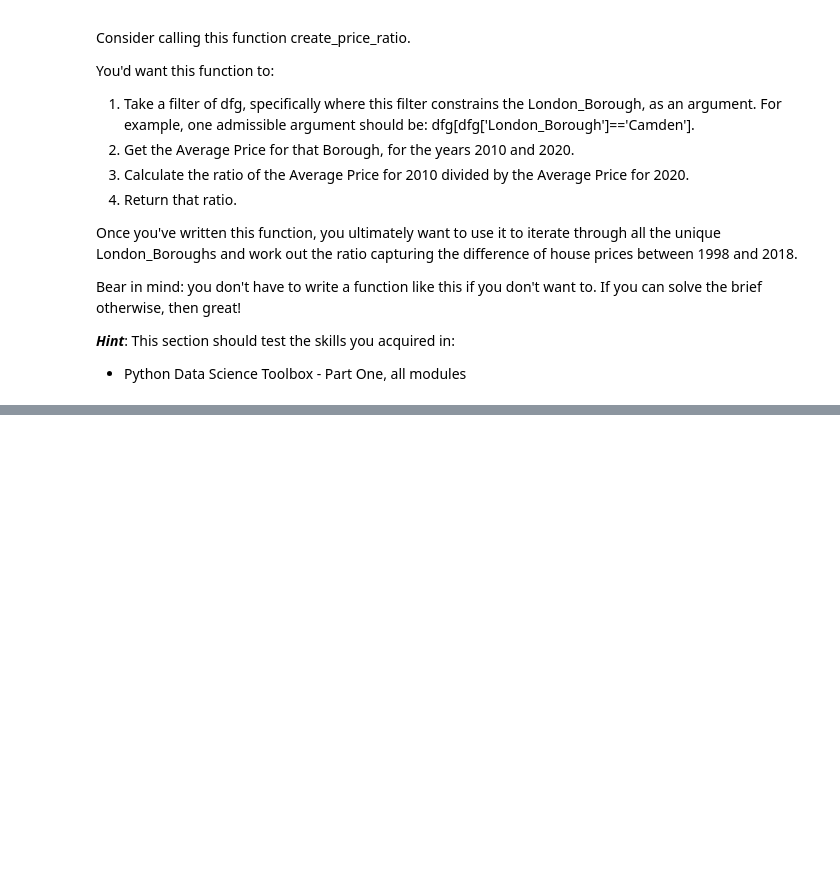
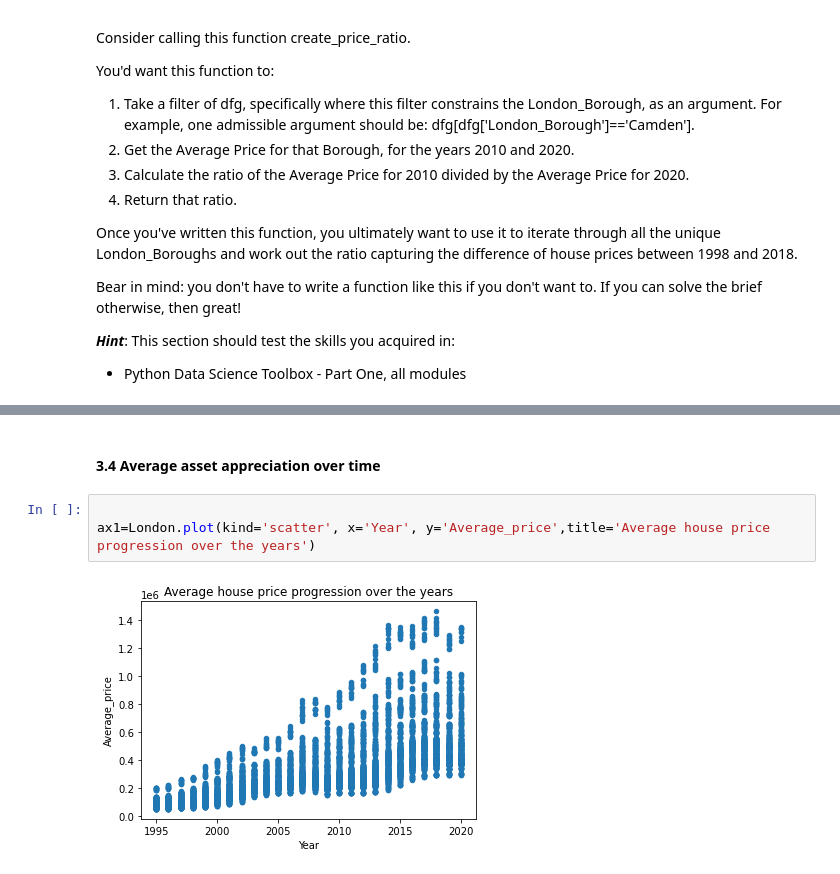
Before and after one commit to yepterence/london-housing-prices, a Jupyter notebook: Unit 4 Challenge - Tier 3.ipynb, the cells around one changed output, grey strips where cells are left out. Saved outputs shown, nothing was run; the diff lists cells and outputs as text; blank space fills up the shorter version.

```diff
--- a/Unit 4 Challenge - Tier 3.ipynb
+++ b/Unit 4 Challenge - Tier 3.ipynb
@@ -384,0 +387,7 @@ Looking at the average housing prices in England since 1995, we can see that hou
+# %% [markdown]
+#### 3.4 Average asset appreciation over time
+# %%
+
+ax1=London.plot(kind='scatter', x='Year', y='Average_price',title='Average house price progression over the years')
+# %% [output]
+[figure, added]
```
Also changed, not shown: parts of 10 cells of this notebook.
